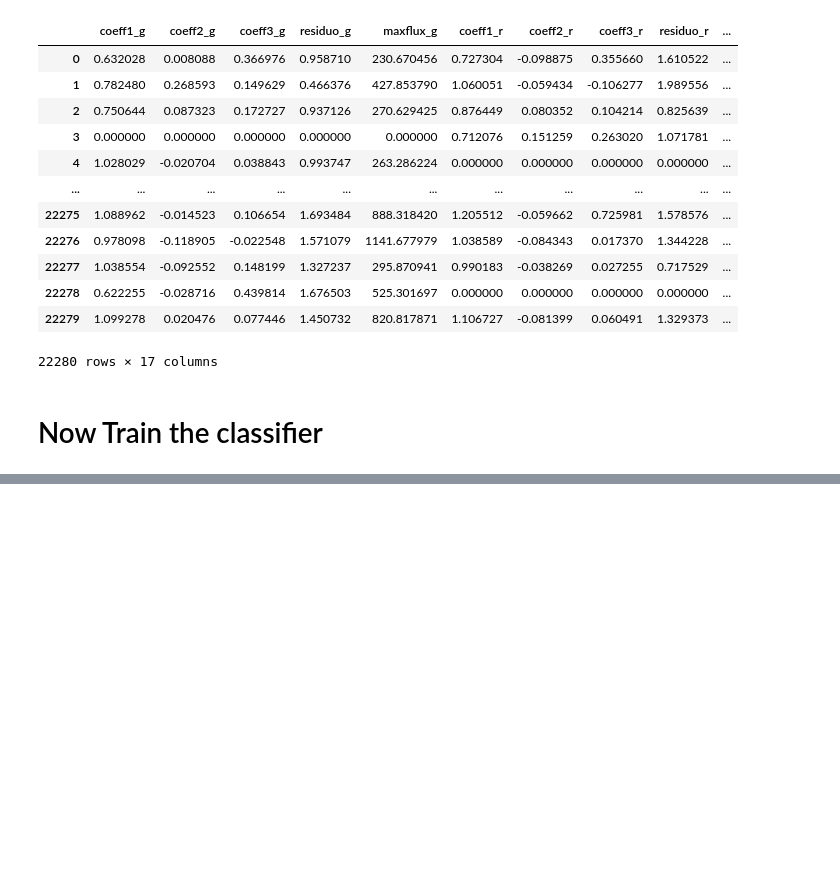
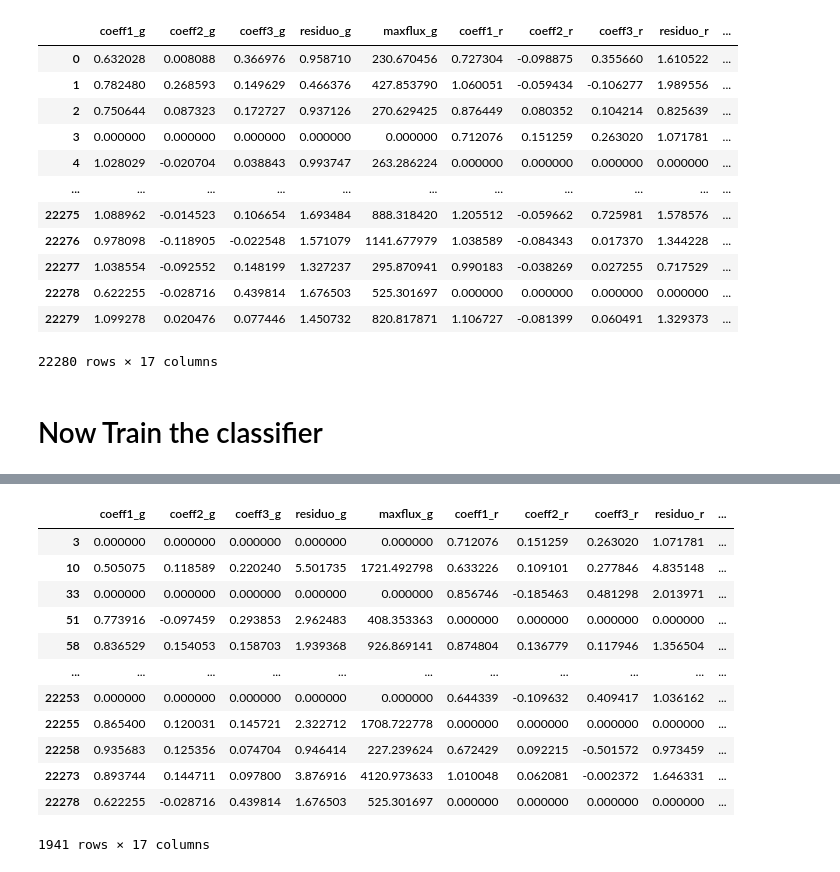
Before and after one commit to b-biswas/kndetect, a Jupyter notebook: notebooks/train_on_partial_lc.ipynb, the cells around one changed output, grey strips where cells are left out. Cells and saved outputs as stored; diff of their text form; code cells hidden in the pictures; blank space fills up the shorter version.

```diff
--- a/notebooks/train_on_partial_lc.ipynb
+++ b/notebooks/train_on_partial_lc.ipynb
@@ -121,0 +147,16 @@ False negative : 789
+# %%
+features_df[features_df["type"]==151]
+# %% [output]
+|  | coeff1_g | coeff2_g | coeff3_g | residuo_g | maxflux_g | coeff1_r | coeff2_r | coeff3_r | residuo_r | ... |
+| 3 | 0.000000 | 0.000000 | 0.000000 | 0.000000 | 0.000000 | 0.712076 | 0.151259 | 0.263020 | 1.071781 | ... |
+| 10 | 0.505075 | 0.118589 | 0.220240 | 5.501735 | 1721.492798 | 0.633226 | 0.109101 | 0.277846 | 4.835148 | ... |
+| 33 | 0.000000 | 0.000000 | 0.000000 | 0.000000 | 0.000000 | 0.856746 | -0.185463 | 0.481298 | 2.013971 | ... |
+| 51 | 0.773916 | -0.097459 | 0.293853 | 2.962483 | 408.353363 | 0.000000 | 0.000000 | 0.000000 | 0.000000 | ... |
+| 58 | 0.836529 | 0.154053 | 0.158703 | 1.939368 | 926.869141 | 0.874804 | 0.136779 | 0.117946 | 1.356504 | ... |
+| ... | ... | ... | ... | ... | ... | ... | ... | ... | ... | ... |
+| 22253 | 0.000000 | 0.000000 | 0.000000 | 0.000000 | 0.000000 | 0.644339 | -0.109632 | 0.409417 | 1.036162 | ... |
+| 22255 | 0.865400 | 0.120031 | 0.145721 | 2.322712 | 1708.722778 | 0.000000 | 0.000000 | 0.000000 | 0.000000 | ... |
+| 22258 | 0.935683 | 0.125356 | 0.074704 | 0.946414 | 227.239624 | 0.672429 | 0.092215 | -0.501572 | 0.973459 | ... |
+| 22273 | 0.893744 | 0.144711 | 0.097800 | 3.876916 | 4120.973633 | 1.010048 | 0.062081 | -0.002372 | 1.646331 | ... |
+| 22278 | 0.622255 | -0.028716 | 0.439814 | 1.676503 | 525.301697 | 0.000000 | 0.000000 | 0.000000 | 0.000000 | ... |
+1941 rows × 17 columns
```
Also changed, not shown: parts of 7 cells of this notebook, 8 other files.
